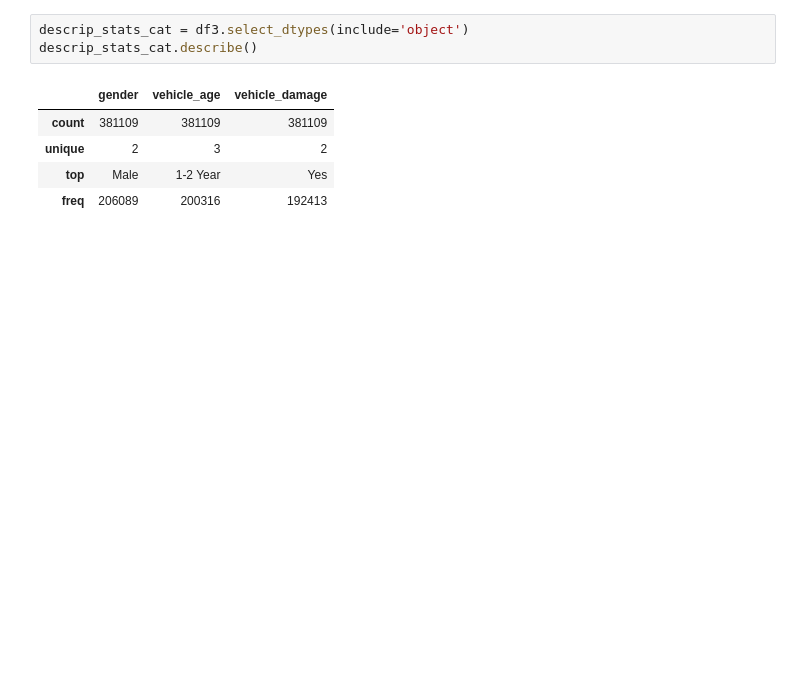
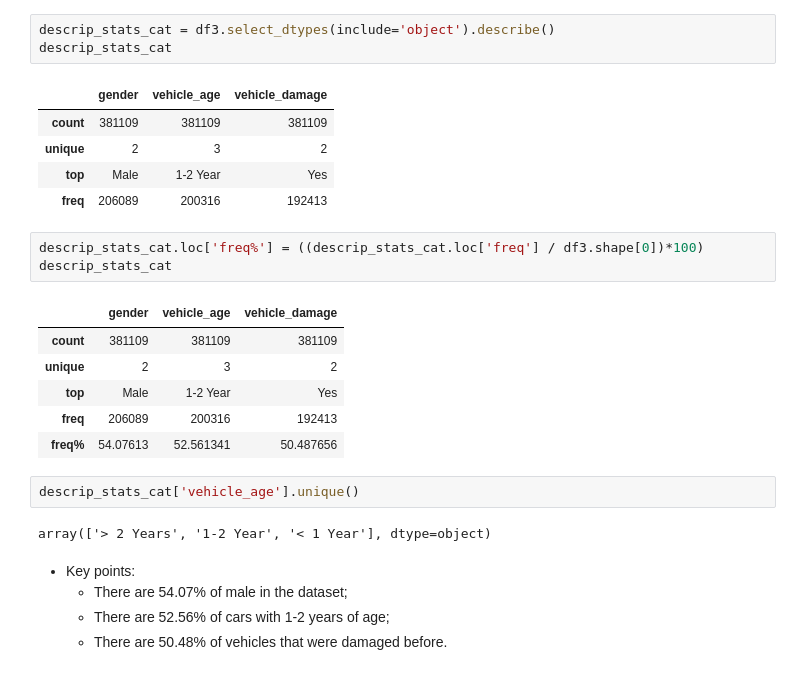
Before and after one commit to AlvaroMatsuda/Insurance_All, a Jupyter notebook: Health_Insurance_Cross_Sell_Project.ipynb, the cells around one changed output. Cells and saved outputs as stored; diff of their text form; blank space fills up the shorter version.

Commit message:
finished descriptive statistics

```diff
--- a/Health_Insurance_Cross_Sell_Project.ipynb
+++ b/Health_Insurance_Cross_Sell_Project.ipynb
@@ -338,9 +342,28 @@ descrip_stats_num.reindex(['count',
 # %%
-descrip_stats_cat = df3.select_dtypes(include='object')
-descrip_stats_cat.describe()
+descrip_stats_cat = df3.select_dtypes(include='object').describe()
+descrip_stats_cat
 # %% [output]
 |  | gender | vehicle_age | vehicle_damage |
 | count | 381109 | 381109 | 381109 |
 | unique | 2 | 3 | 2 |
 | top | Male | 1-2 Year | Yes |
 | freq | 206089 | 200316 | 192413 |
+# %%
+descrip_stats_cat.loc['freq%'] = ((descrip_stats_cat.loc['freq'] / df3.shape[0])*100)
+descrip_stats_cat
+# %% [output]
+|  | gender | vehicle_age | vehicle_damage |
+| count | 381109 | 381109 | 381109 |
+| unique | 2 | 3 | 2 |
+| top | Male | 1-2 Year | Yes |
+| freq | 206089 | 200316 | 192413 |
+| freq% | 54.07613 | 52.561341 | 50.487656 |
+# %%
+descrip_stats_cat['vehicle_age'].unique()
+# %% [output]
+array(['> 2 Years', '1-2 Year', '< 1 Year'], dtype=object)
+# %% [markdown]
+- Key points:
+    - There are 54.07% of male in the dataset;
+    - There are 52.56% of cars with 1-2 years of age;
+    - There are 50.48% of vehicles that were damaged before.
```
Also changed, not shown: parts of 1 cell of this notebook.
